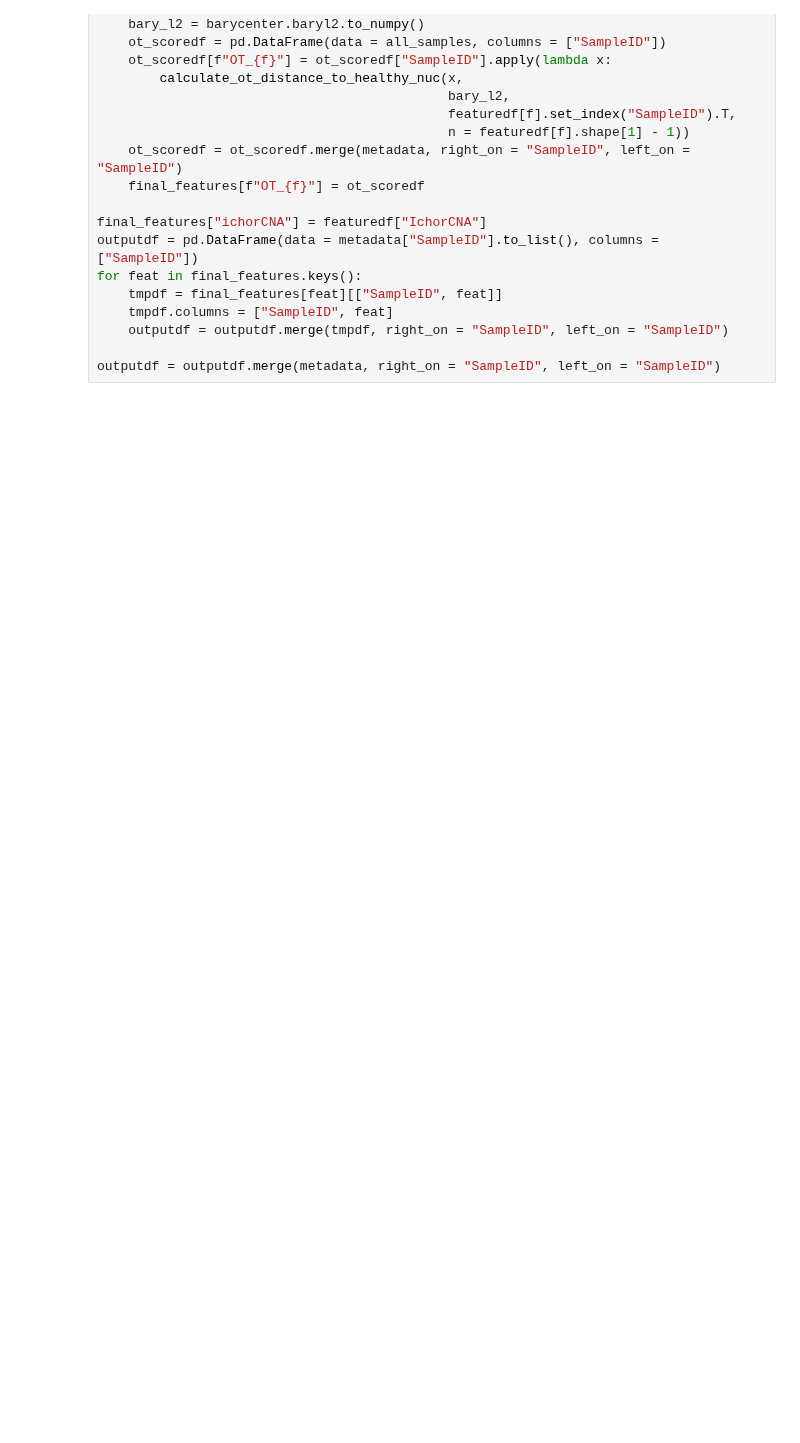
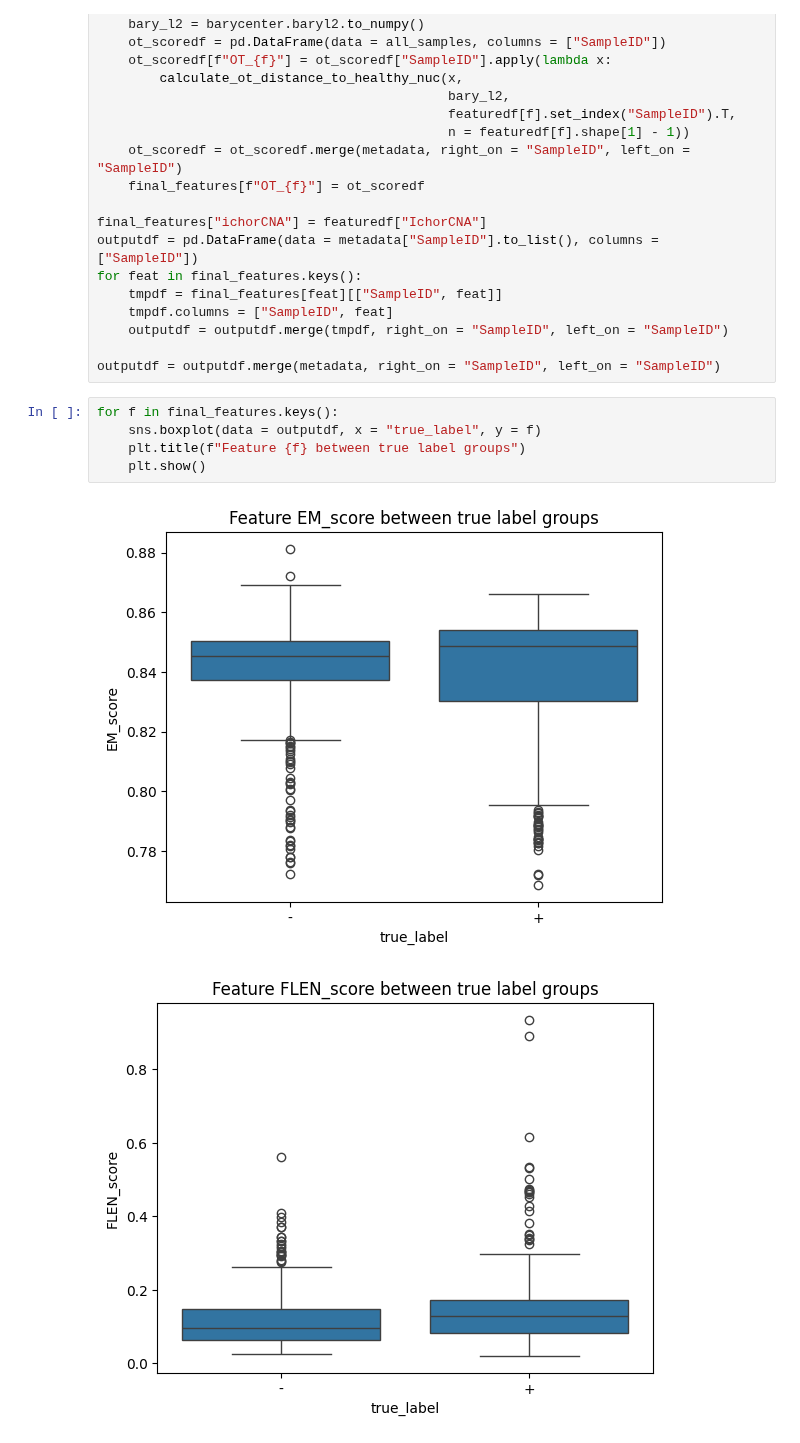
Before and after one commit to hieunguyen4193/gs-mrd, a Jupyter notebook: 03_analysis_new_MRD_data_20240924.ipynb, the cells around one changed output. Drawn from its saved outputs; the diff is of its cells as text; blank space fills up the shorter version.

```diff
--- a/03_analysis_new_MRD_data_20240924.ipynb
+++ b/03_analysis_new_MRD_data_20240924.ipynb
@@ -149,3 +162,11 @@ for feat in final_features.keys():
     outputdf = outputdf.merge(tmpdf, right_on = "SampleID", left_on = "SampleID")
 
 outputdf = outputdf.merge(metadata, right_on = "SampleID", left_on = "SampleID")
+# %%
+for f in final_features.keys():
+    sns.boxplot(data = outputdf, x = "true_label", y = f)
+    plt.title(f"Feature {f} between true label groups")
+    plt.show()
+# %% [output]
+[figure, added]
+[figure, added]
```
Also changed, not shown: parts of 2 cells of this notebook, 1 other file.
